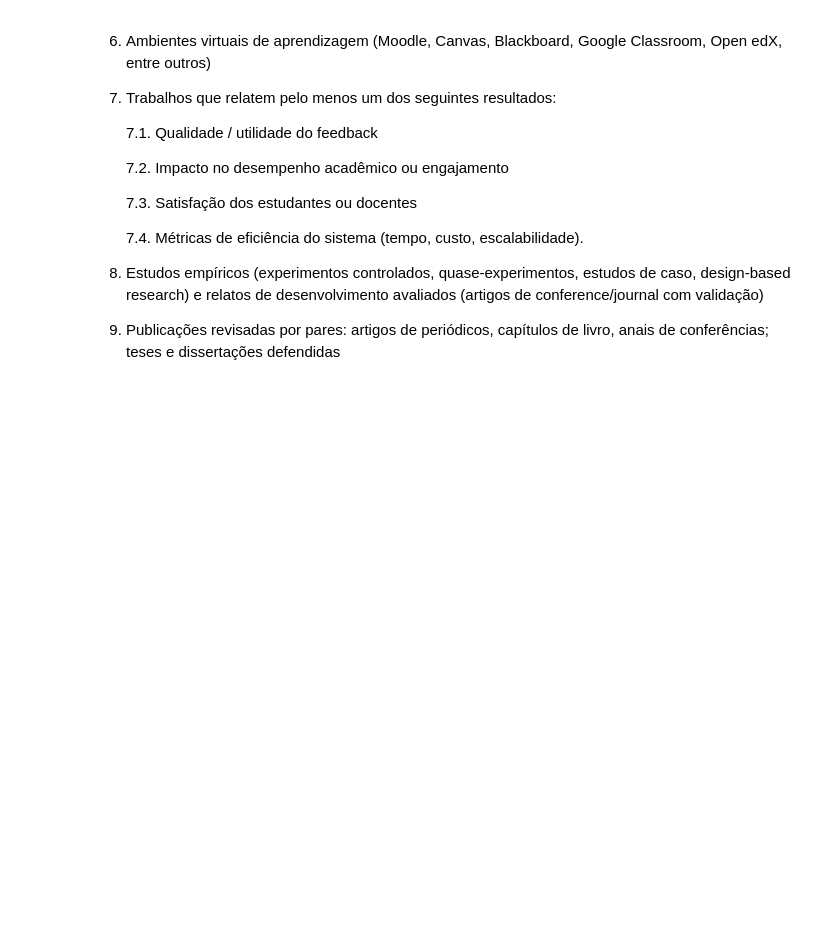
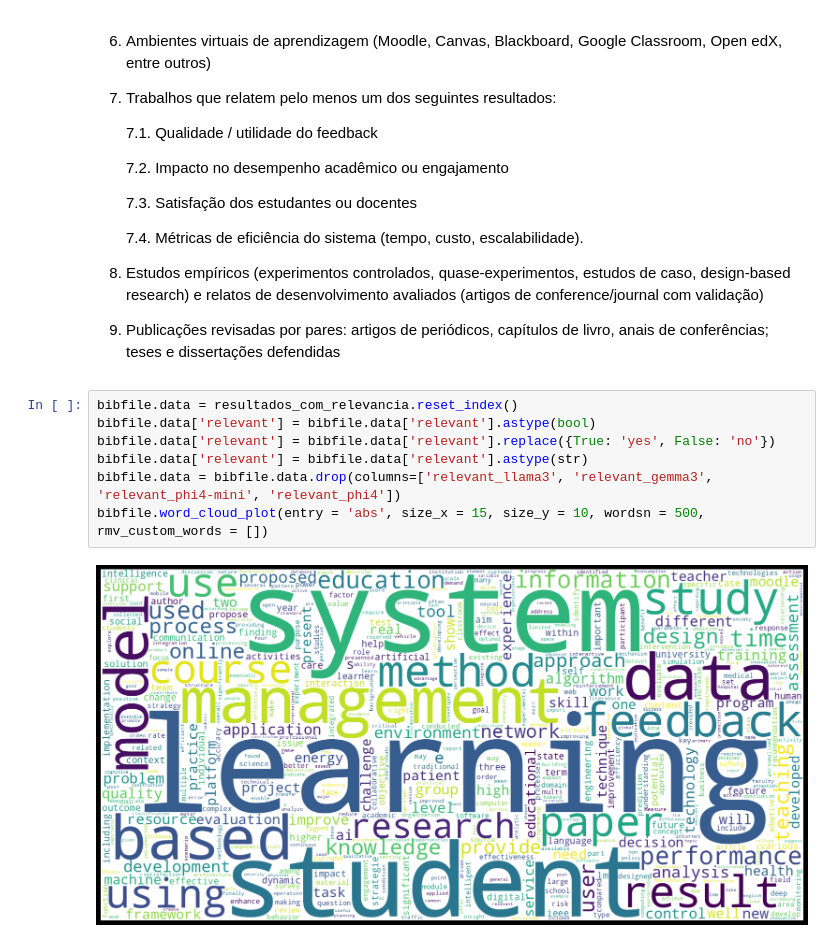
Before and after one commit to jeffersonduartebr/paper_mining, a Jupyter notebook: exemplo_pyBibX_B.ipynb, the cells around one changed output. Cells and saved outputs as stored; diff of their text form; blank space fills up the shorter version.

```diff
--- a/exemplo_pyBibX_B.ipynb
+++ b/exemplo_pyBibX_B.ipynb
@@ -427,3 +667,12 @@ criterios_exclusao: dict[str, str] = {
 
 8. Estudos empíricos (experimentos controlados, quase‑experimentos, estudos de caso, design‑based research) e relatos de desenvolvimento avaliados (artigos de conference/journal com validação)
 9. Publicações revisadas por pares: artigos de periódicos, capítulos de livro, anais de conferências; teses e dissertações defendidas
+# %%
+bibfile.data = resultados_com_relevancia.reset_index()
+bibfile.data['relevant'] = bibfile.data['relevant'].astype(bool)
+bibfile.data['relevant'] = bibfile.data['relevant'].replace({True: 'yes', False: 'no'})
+bibfile.data['relevant'] = bibfile.data['relevant'].astype(str)
+bibfile.data = bibfile.data.drop(columns=['relevant_llama3', 'relevant_gemma3', 'relevant_phi4-mini', 'relevant_phi4'])
+bibfile.word_cloud_plot(entry = 'abs', size_x = 15, size_y = 10, wordsn = 500, rmv_custom_words = [])
+# %% [output]
+[figure, added]
```
Also changed, not shown: parts of 25 cells of this notebook, 10 other files.
